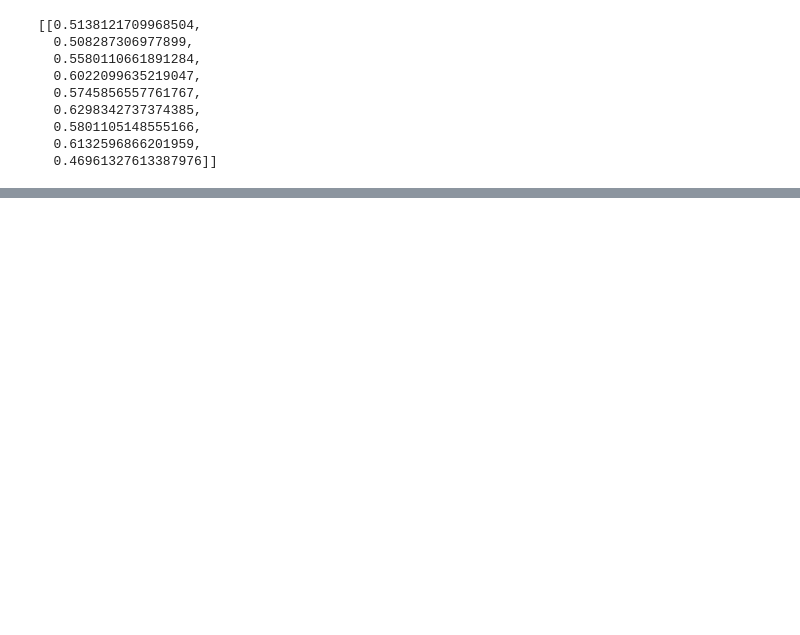
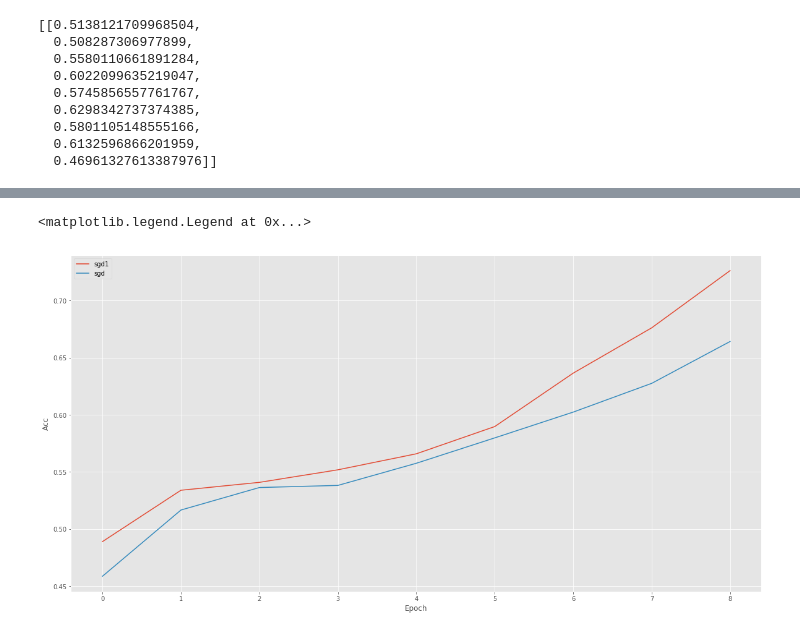
Before and after one commit to jltsao88/Capstone_Project_2, a Jupyter notebook: 05_Tuning_Optimizer.ipynb, the cells around one changed output, grey strips where cells are left out. Cells and saved outputs as stored; diff of their text form; code cells hidden in the pictures; blank space fills up the shorter version.

```diff
--- a/05_Tuning_Optimizer.ipynb
+++ b/05_Tuning_Optimizer.ipynb
@@ -251,4 +251,9 @@ i
   0.46961327613387976]]
 # %%
 with open('metrics\\'+'val_acc.pickle', 'rb') as file:
-    e = pickle.load(file)
+    acc = pickle.load(file)
+# %%
+acc[6] = acc[6][0]
+# %%
+with open('metrics\\'+'val_acc.pickle', 'rb') as file:
+    acc = pickle.load(file)
@@ -254,0 +280,15 @@ with open('metrics\\'+'val_acc.pickle', 'rb') as file:
+# %%
+
+plt.style.use('ggplot')
+plt.figure(figsize=(20, 10))
+plt.plot(np.arange(0,9), acc[0], label='sgd1')
+plt.plot(np.arange(0,9), acc[1], label='sgd')
+#plt.plot(np.arange(0,epochs), model.history.history['acc'], label='Train_acc')
+#plt.plot(np.arange(0,epochs), model.history.history['val_acc'], label='Val_acc')
+#plt.title('Training Loss and Accuracy' + ' ' + str(title))
+plt.xlabel('Epoch')
+plt.ylabel('Acc')
+plt.legend(loc='upper left')
+# %% [output]
+<matplotlib.legend.Legend at 0x...>
+[figure, added]
```
Also changed, not shown: parts of 11 cells of this notebook.
